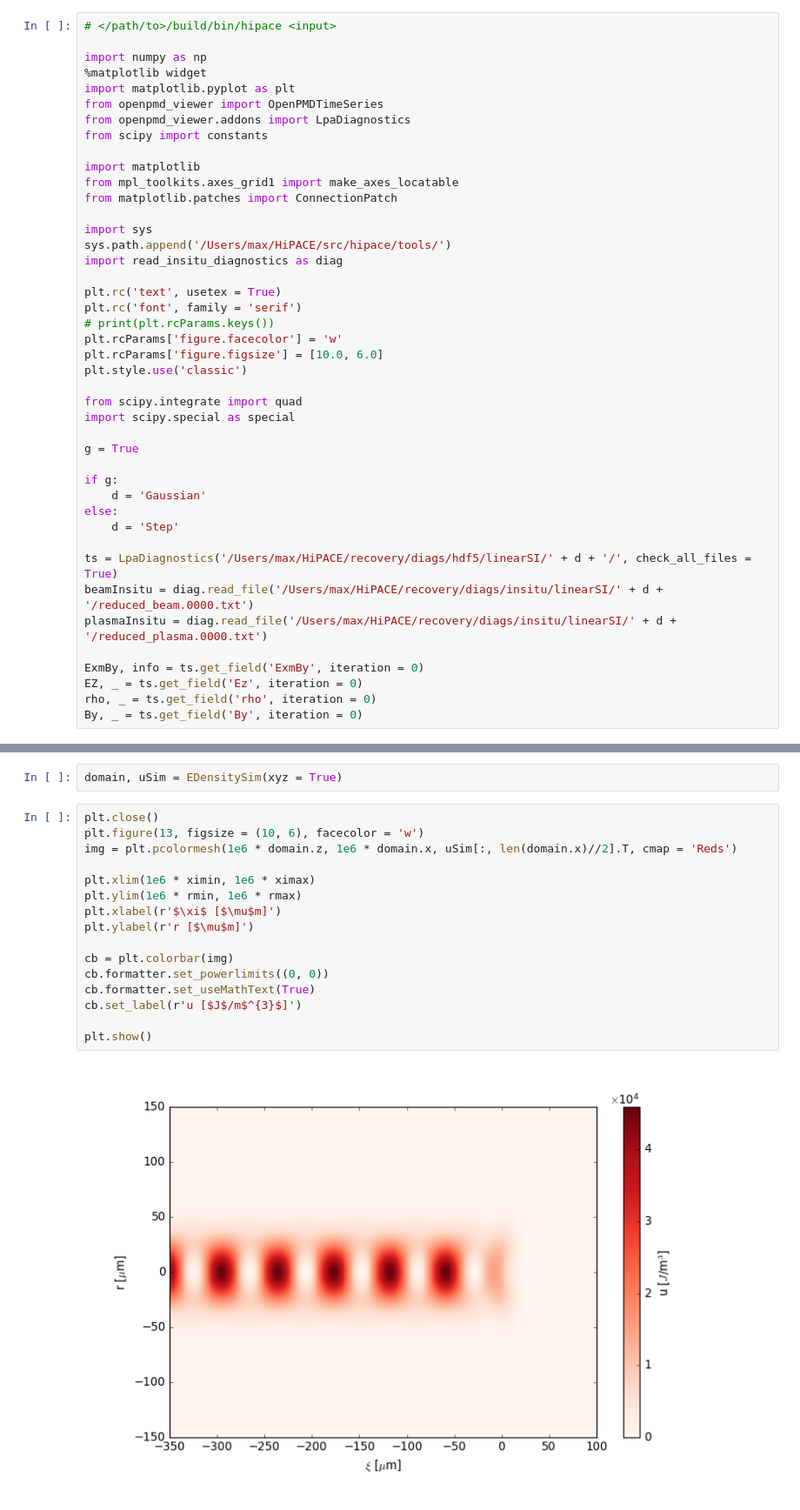
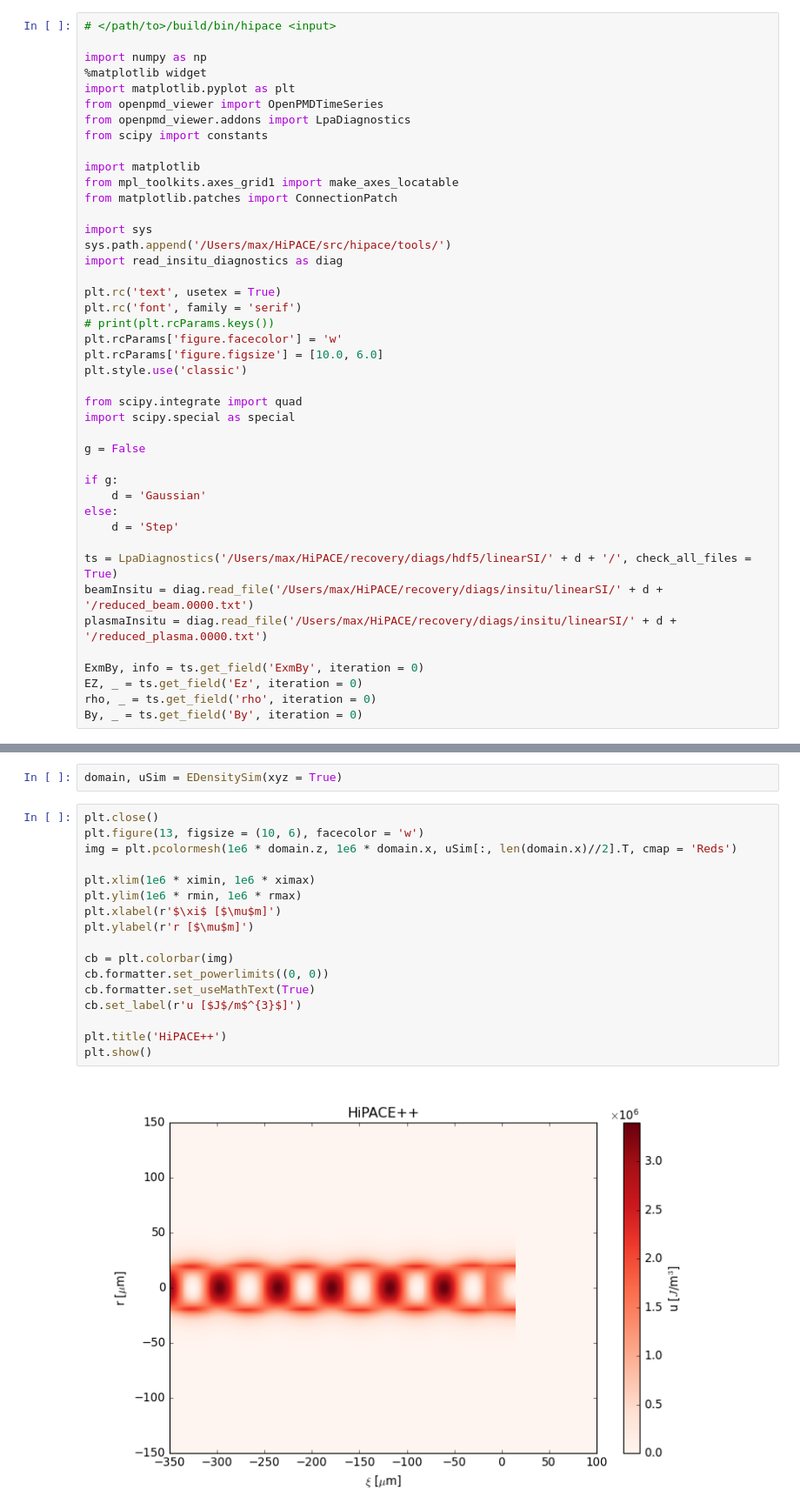
Before and after one commit to MaxVarverakis/PositronPWFA, a Jupyter notebook: linearWF_analysis.ipynb, the cells around one changed output, grey strips where cells are left out. Shown at 87% size. Drawn from its saved outputs; the diff is of its cells as text.

```diff
--- a/linearWF_analysis.ipynb
+++ b/linearWF_analysis.ipynb
@@ -36,7 +36,7 @@ plt.style.use('classic')
 from scipy.integrate import quad
 import scipy.special as special
 
-g = True
+g = False
 
 if g:
     d = 'Gaussian'
@@ -712,21 +717,22 @@ domain, uSim = EDensitySim(xyz = True)
 # %%
 plt.close()
 plt.figure(13, figsize = (10, 6), facecolor = 'w')
 img = plt.pcolormesh(1e6 * domain.z, 1e6 * domain.x, uSim[:, len(domain.x)//2].T, cmap = 'Reds')
 
 plt.xlim(1e6 * ximin, 1e6 * ximax)
 plt.ylim(1e6 * rmin, 1e6 * rmax)
 plt.xlabel(r'$\xi$ [$\mu$m]')
 plt.ylabel(r'r [$\mu$m]')
 
 cb = plt.colorbar(img)
 cb.formatter.set_powerlimits((0, 0))
 cb.formatter.set_useMathText(True)
 cb.set_label(r'u [$J$/m$^{3}$]')
 
+plt.title('HiPACE++')
 plt.show()
 # %% [output]
-[figure, old version]
+[figure, new version]
 # %%
 u = EDensity(r, dr, xi, dz, Nb, n0, gauss = g)
 
```
Also changed, not shown: parts of 8 cells of this notebook.
